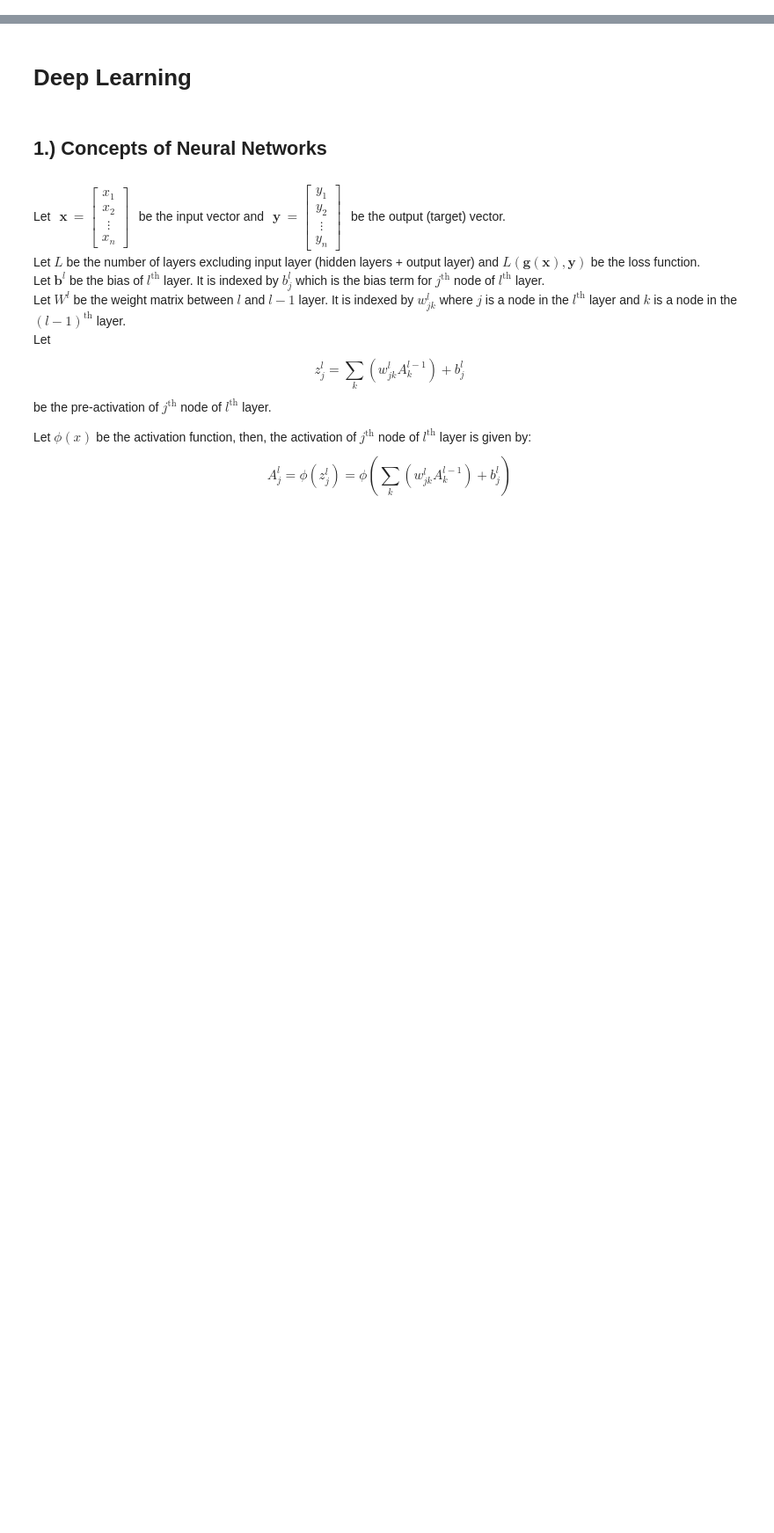
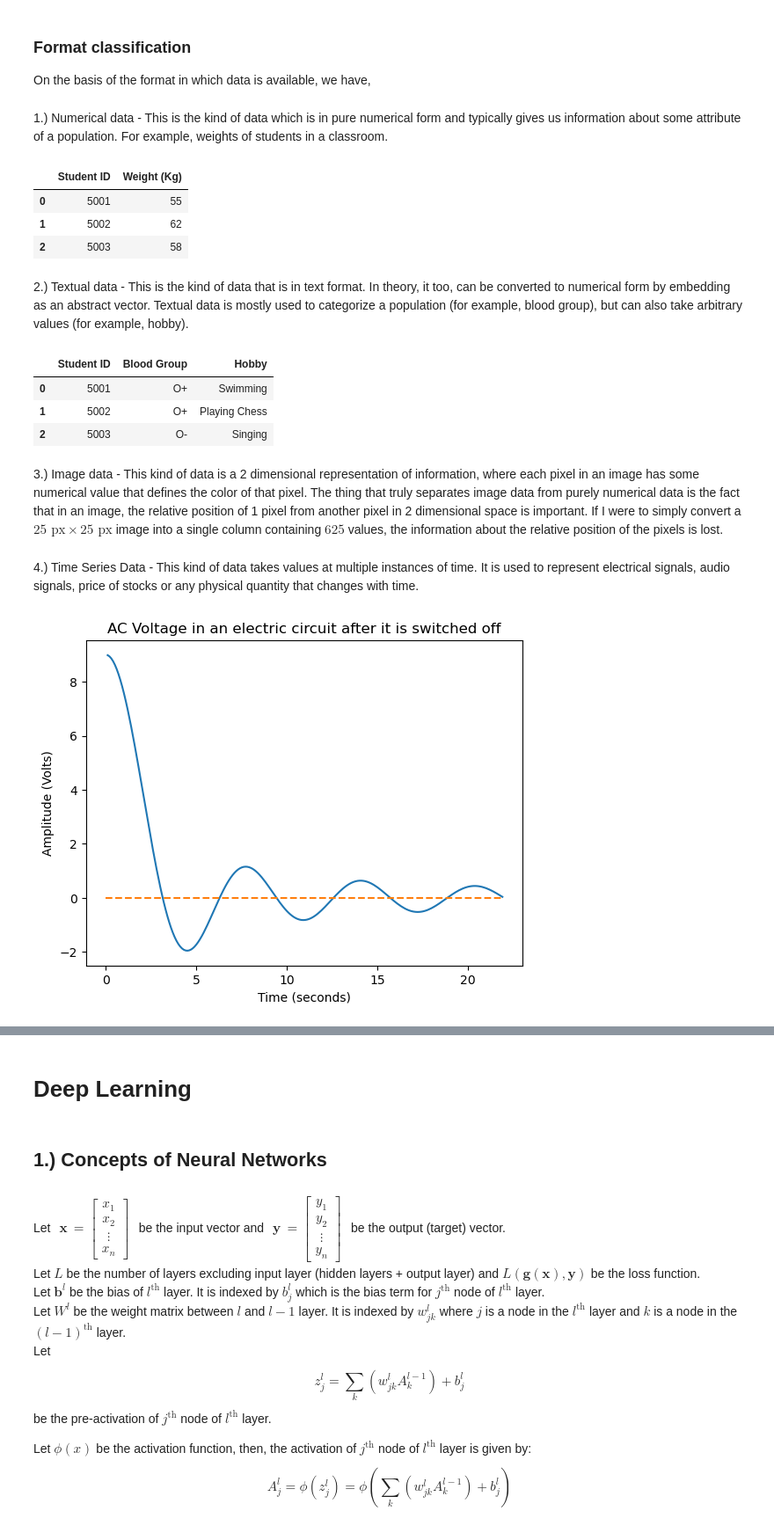
Before and after one commit to NishuGarg5001/DataScience, a Jupyter notebook: src/Data_Science.ipynb, the cells around one changed output, grey strips where cells are left out. Shown at 88% size. Saved outputs shown, nothing was run; the diff lists cells and outputs as text; code cells hidden in the pictures; blank space fills up the shorter version.

Commit message:
Added table of contents and classification of data on the basis of format and structure

```diff
--- a/src/Data_Science.ipynb
+++ b/src/Data_Science.ipynb
@@ -12,0 +27,24 @@ Data is any collection of numerical values from which some meaningful informatio
+# %% [markdown]
+### Format classification
+On the basis of the format in which data is available, we have,
+# %% [markdown]
+1.) Numerical data - This is the kind of data which is in pure numerical form and typically gives us information about some attribute of a population. For example, weights of students in a classroom.
+# %%
+pd.DataFrame(data={"Student ID":[5001, 5002, 5003], "Weight (Kg)":[55, 62, 58]}, columns=["Student ID", "Weight (Kg)"])
+# %% [output]
+|  | Student ID | Weight (Kg) |
+| 0 | 5001 | 55 |
+| 1 | 5002 | 62 |
+| 2 | 5003 | 58 |
+# %% [markdown]
+2.) Textual data - This is the kind of data that is in text format. In theory, it too, can be converted to numerical form by embedding as an abstract vector. Textual data is mostly used to categorize a population (for example, blood group), but can also take arbitrary values (for example, hobby).
+# %%
+pd.DataFrame(data={"Student ID":[5001, 5002, 5003], "Blood Group":["O+", "O+", "O-"], "Hobby":["Swimming", "Playing Chess", "Singing"]},
+             columns=["Student ID", "Blood Group", "Hobby"])
+# %% [output]
+|  | Student ID | Blood Group | Hobby |
+| 0 | 5001 | O+ | Swimming |
+| 1 | 5002 | O+ | Playing Chess |
+| 2 | 5003 | O- | Singing |
+# %% [markdown]
+3.) Image data - This kind of data is a 2 dimensional representation of information, where each pixel in an image has some numerical value that defines the color of that pixel. The thing that truly separates image data from purely numerical data is the fact that in an image, the relative position of 1 pixel from another pixel in 2 dimensional space is important. If I were to simply convert a $25\text{ px}\times25\text{ px}$ image into a single column containing $625$ values, the information about the relative position of the pixels is lost.
@@ -12,0 +53,11 @@ Data is any collection of numerical values from which some meaningful informatio
+# %% [markdown]
+4.) Time Series Data - This kind of data takes values at multiple instances of time. It is used to represent electrical signals, audio signals, price of stocks or any physical quantity that changes with time.
+# %%
+plt.plot(np.arange(0, 7*np.pi, 0.1), (9.0*np.sin(np.arange(0, 7*np.pi, 0.1)))/(np.arange(0, 7*np.pi, 0.1)))
+plt.plot(np.arange(0, 7*np.pi, 0.1), 0*np.arange(0, 7*np.pi, 0.1), linestyle="--", linewidth=1.5)
+plt.xlabel("Time (seconds)")
+plt.ylabel("Amplitude (Volts)")
+plt.title("AC Voltage in an electric circuit after it is switched off")
+plt.show()
+# %% [output]
+[figure, added]
```
Also changed, not shown: parts of 16 cells of this notebook, 1 other file.
